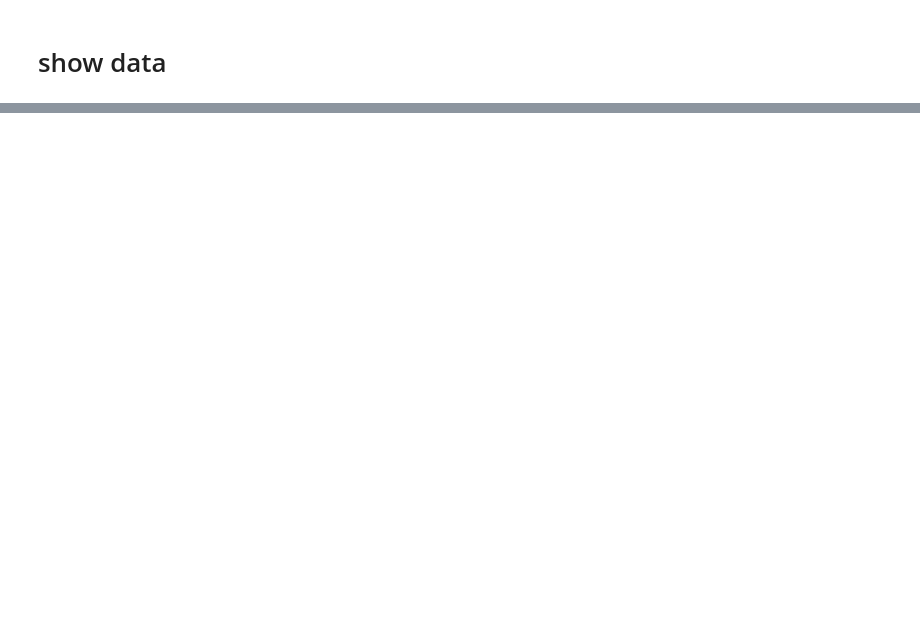
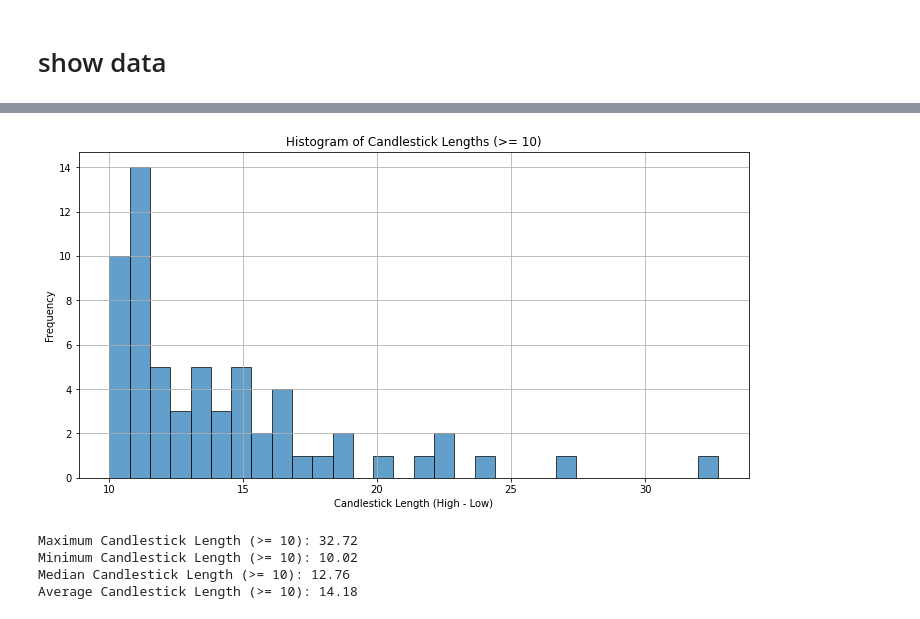
Before and after one commit to Ilia-Abolhasani/forex-price-prediction, a Jupyter notebook: 2 - Analize.ipynb, the cells around one changed output, grey strips where cells are left out. Drawn from its saved outputs; the diff is of its cells as text; code cells hidden in the pictures; blank space fills up the shorter version.

```diff
--- a/2 - Analize.ipynb
+++ b/2 - Analize.ipynb
@@ -85,0 +124,31 @@ candel_size[candel_size > 3].size
+# %%
+threshold = 10
+df['CandleLength'] = df['High'] - df['Low']
+filtered_df = df[df['CandleLength'] >= threshold]
+
+# Plot histogram of candlestick lengths for filtered data
+plt.figure(figsize=(12, 6))
+plt.hist(filtered_df['CandleLength'], bins=30, edgecolor='black', alpha=0.7)
+plt.xlabel('Candlestick Length (High - Low)')
+plt.ylabel('Frequency')
+plt.title(f'Histogram of Candlestick Lengths (>= {threshold})')
+plt.grid(True)
+plt.show()
+
+# Compute summary statistics for filtered data
+max_candle = filtered_df['CandleLength'].max()
+min_candle = filtered_df['CandleLength'].min()
+median_candle = filtered_df['CandleLength'].median()
+average_candle = filtered_df['CandleLength'].mean()
+
+# Output summary statistics
+print(f"Maximum Candlestick Length (>= {threshold}): {max_candle:.2f}")
+print(f"Minimum Candlestick Length (>= {threshold}): {min_candle:.2f}")
+print(f"Median Candlestick Length (>= {threshold}): {median_candle:.2f}")
+print(f"Average Candlestick Length (>= {threshold}): {average_candle:.2f}")
+# %% [output]
+[figure, added]
+Maximum Candlestick Length (>= 10): 32.72
+Minimum Candlestick Length (>= 10): 10.02
+Median Candlestick Length (>= 10): 12.76
+Average Candlestick Length (>= 10): 14.18
```
Also changed, not shown: parts of 14 cells of this notebook.
